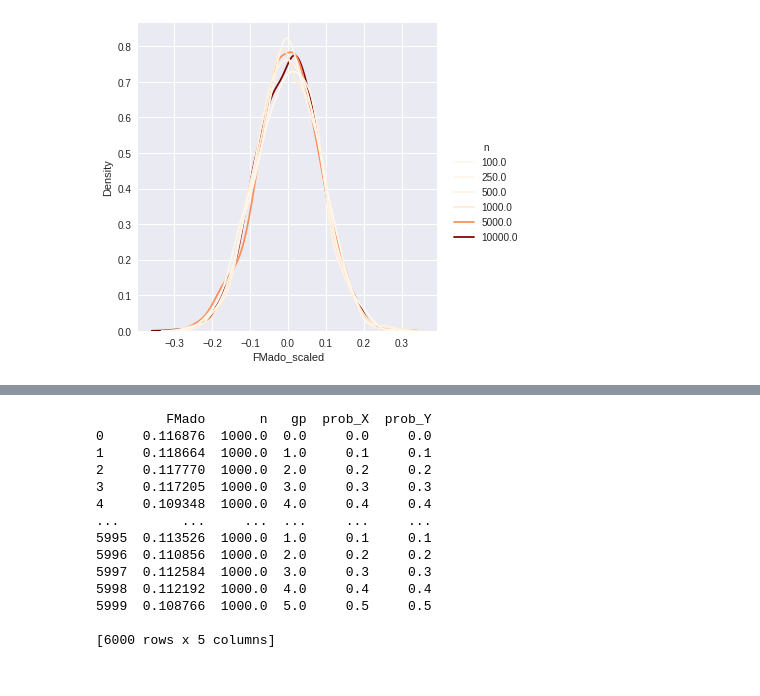
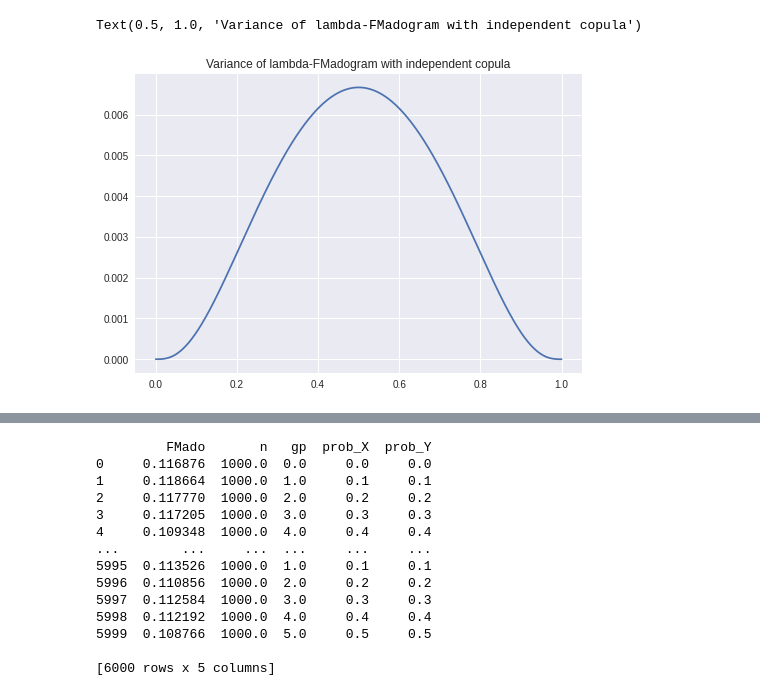
Before and after one commit to Aleboul/LJAD, a Jupyter notebook: FMadogram/FMadogram.ipynb, the cells around one changed output, grey strips where cells are left out. Saved outputs shown, nothing was run; the diff lists cells and outputs as text; code cells hidden in the pictures.

```diff
--- a/FMadogram/FMadogram.ipynb
+++ b/FMadogram/FMadogram.ipynb
@@ -159,6 +159,18 @@ def simu_proba(target):
 		output.append(output_cbind)
 
 	return output
+# %%
+def var_mado(x):
+  value = ((x ** 2 * (1-x)**2) / (1+x*(1-x))**2) * (1 / (1+2*x*(1-x)) - (1-x) / (1+x+2*x*(1-x)) - x / (2-x+2*x*(1-x)))
+  return value
+
+x = np.linspace(0, 1, 1000)
+values = var_mado(x)
+plt.plot(x,values)
+plt.title("Variance of lambda-FMadogram with independent copula")
+# %% [output]
+Text(0.5, 1.0, 'Variance of lambda-FMadogram with independent copula')
+[figure, added]
 # %%
 target = {}
 
@@ -175,9 +188,3 @@ df_FMado = pd.DataFrame(np.concatenate(dataset))
 df_FMado.columns = ['FMado', 'n', 'gp', 'prob_X', 'prob_Y']
 # %%
 df_FMado['FMado_scaled'] = (df_FMado.FMado - df_FMado.groupby('n')['FMado'].transform('mean')) * np.sqrt(df_FMado.n)
-# %%
-cmap = cm.get_cmap('OrRd')
-sns.displot(data = df_FMado, x = "FMado_scaled", hue = "n", palette= cmap, kind = 'kde')
-plt.show()
-# %% [output]
-[figure, removed]
```
Also changed, not shown: parts of 3 cells of this notebook.
